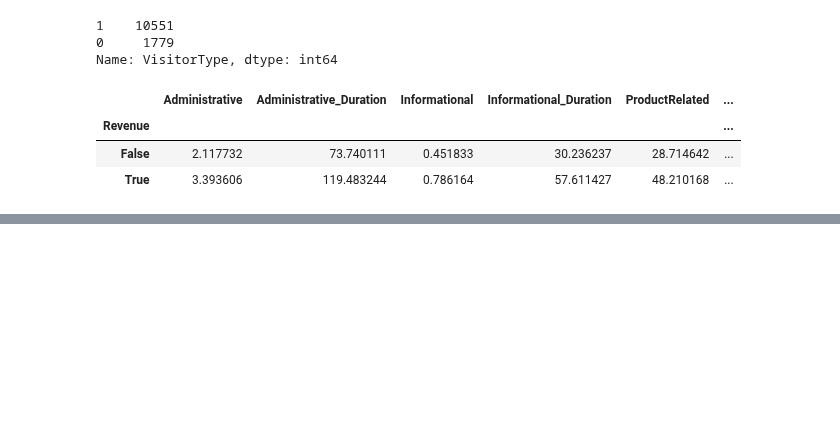
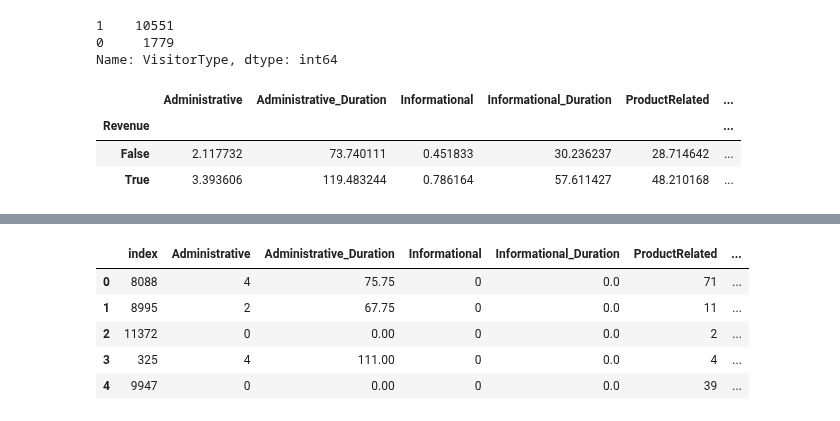
Before and after one commit to jinhuioh/Hi_ai, a Jupyter notebook: data08/mini-project.ipynb, the cells around one changed output, grey strips where cells are left out. Saved outputs shown, nothing was run; the diff lists cells and outputs as text; code cells hidden in the pictures; blank space fills up the shorter version.

```diff
--- a/data08/mini-project.ipynb
+++ b/data08/mini-project.ipynb
@@ -206,0 +225,3 @@ shop.groupby(by='Revenue').mean()
+# %%
+exam = shop.iloc[:,:12]
+exam.head()
@@ -206,0 +235,3 @@ shop.groupby(by='Revenue').mean()
+# %%
+target = shop['Revenue']
+target[:2]
@@ -206,0 +242,8 @@ shop.groupby(by='Revenue').mean()
+# %%
+#훈련용문제, 검증문제, 훈련답, 검증답 = train_test_split(exam,.....)이런식으로 구성.
+#X_train, X_test, y_train, y_test
+train_exam, test_exam, train_target,test_target = train_test_split(exam,#문제
+                 target#정답
+                 ,test_size=0.2#검증비율 20%,훈련비율 80%
+                 ,random_state = 100#seed값을 주어 데이터 셋이 변경되지 않게 함.
+                )
@@ -206,0 +285,11 @@ shop.groupby(by='Revenue').mean()
+# %%
+train_exam.reset_index(inplace=True)
+# %%
+train_exam.head()
+# %% [output]
+|  | index | Administrative | Administrative_Duration | Informational | Informational_Duration | ProductRelated | ... |
+| 0 | 8088 | 4 | 75.75 | 0 | 0.0 | 71 | ... |
+| 1 | 8995 | 2 | 67.75 | 0 | 0.0 | 11 | ... |
+| 2 | 11372 | 0 | 0.00 | 0 | 0.0 | 2 | ... |
+| 3 | 325 | 4 | 111.00 | 0 | 0.0 | 4 | ... |
+| 4 | 9947 | 0 | 0.00 | 0 | 0.0 | 39 | ... |
```
Also changed, not shown: parts of 32 cells of this notebook.
